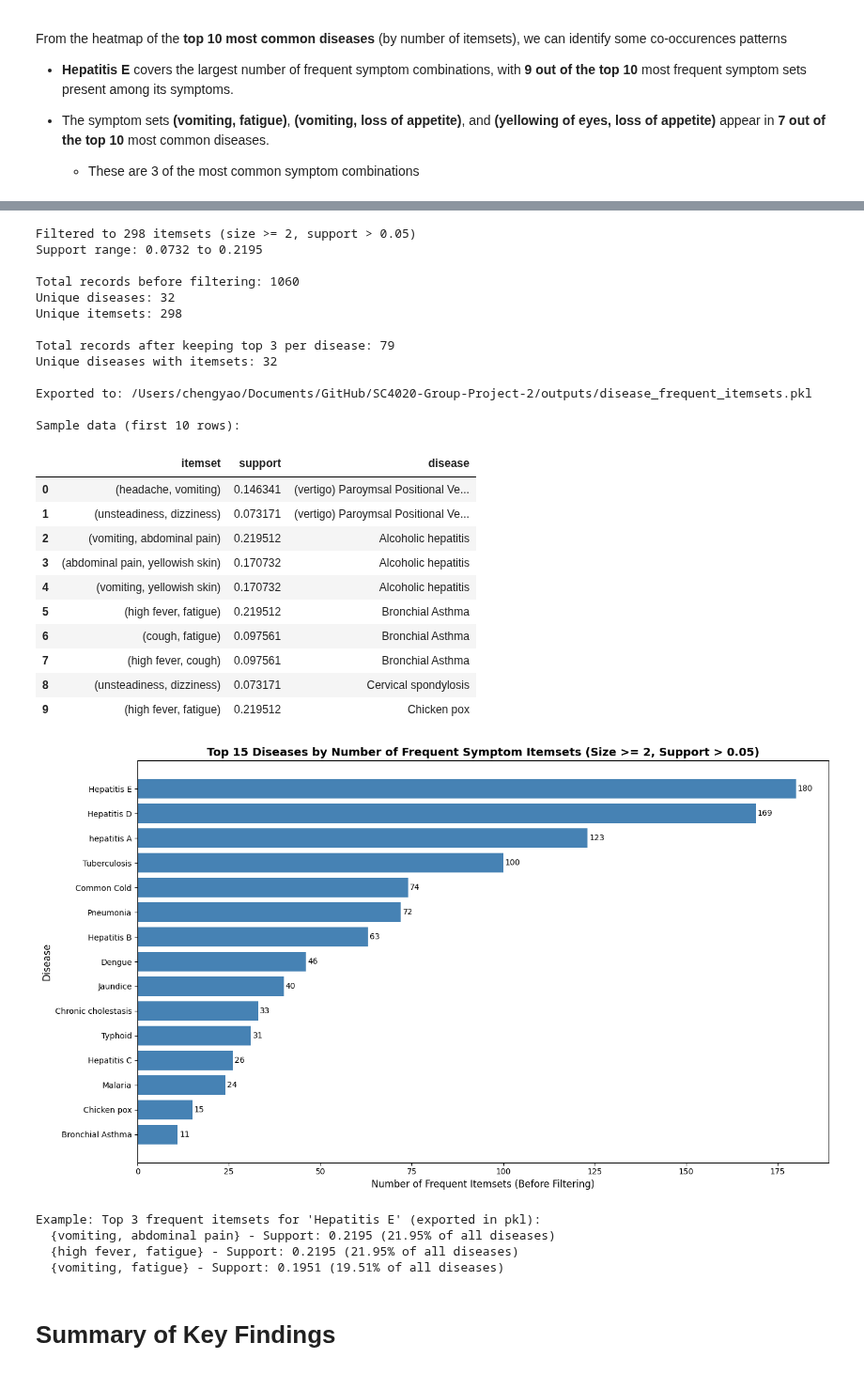
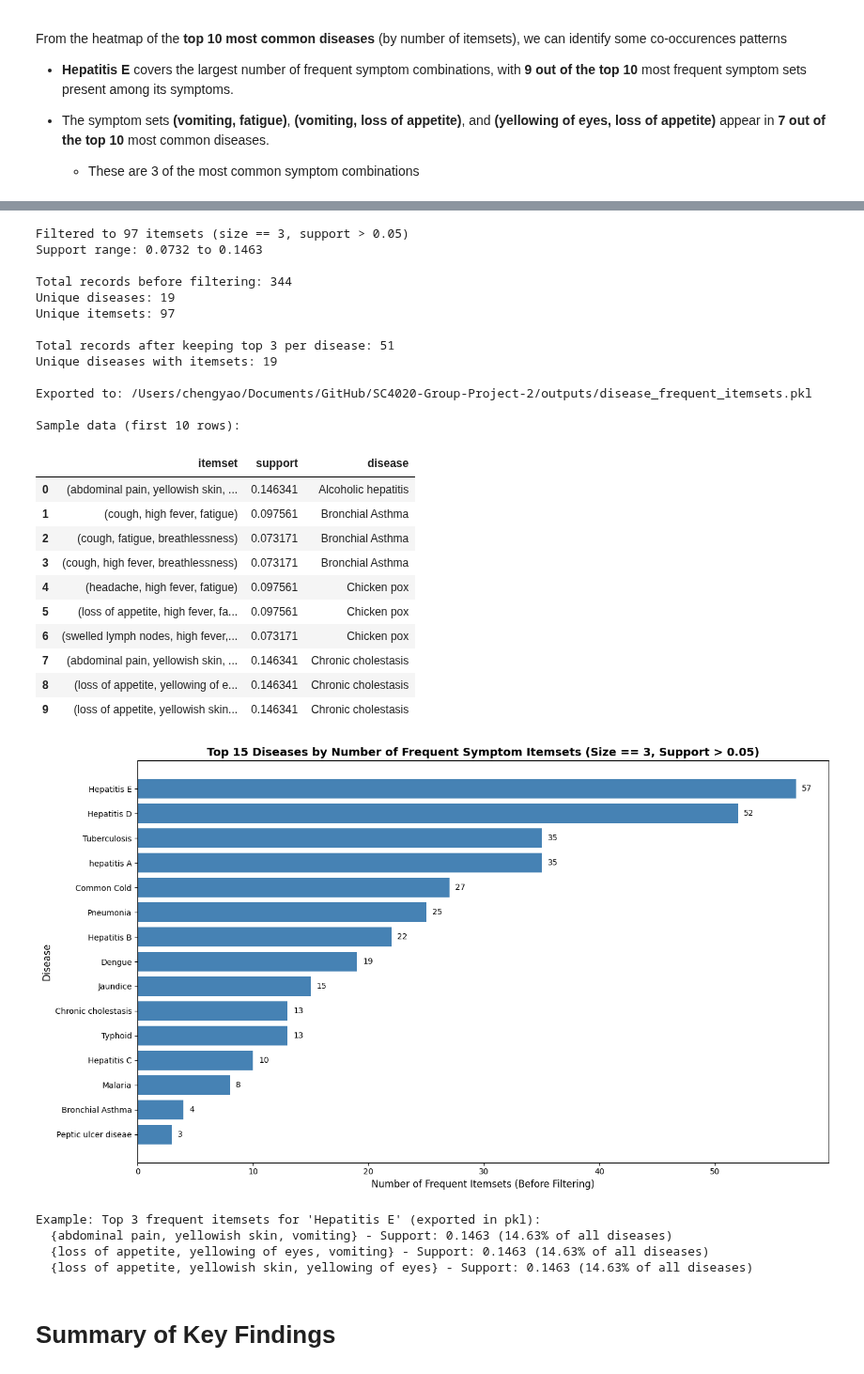
Before and after one commit to oscarqjh/SC4020-Group-Project-2, a Jupyter notebook: notebooks/task1/symptom_analysis.ipynb, the cells around one changed output, grey strips where cells are left out. Shown at 94% size. Cells and saved outputs as stored; diff of their text form; code cells hidden in the pictures.

```diff
--- a/notebooks/task1/symptom_analysis.ipynb
+++ b/notebooks/task1/symptom_analysis.ipynb
@@ -465,8 +465,8 @@ print("="*60)
 print("DISEASE-LEVEL ANALYSIS: Mapping Frequent Itemsets to Diseases")
 print("="*60)
 
-# Analyse top 10 most frequent symptom combinations (size >= 2)
-top_itemsets = saved_frequent_itemsets[saved_frequent_itemsets['itemset_size'] >= 2].nlargest(10, 'support').copy()
+# Analyse top 10 most frequent symptom combinations (size == 3)
+top_itemsets = saved_frequent_itemsets[saved_frequent_itemsets['itemset_size'] == 3].nlargest(10, 'support').copy()
 
 print("\nTop 10 Most Frequent Symptom Combinations and Their Associated Diseases:")
 print("-" * 60)
@@ -510,7 +510,7 @@ We identify which diseases exhibit the most frequent symptom combinations, showi
 disease_itemset_counts = {disease: 0 for disease in disease_names}
 disease_itemset_details = {disease: [] for disease in disease_names}
 
-top_itemsets_list = saved_frequent_itemsets[saved_frequent_itemsets['itemset_size'] >= 2].nlargest(20, 'support')
+top_itemsets_list = saved_frequent_itemsets[saved_frequent_itemsets['itemset_size'] == 3].nlargest(20, 'support')
 
 for idx, row in top_itemsets_list.iterrows():
     itemset = row['itemsets']
@@ -570,7 +570,7 @@ Top 10 diseases containing the most frequent symptom combinations:
 Visualizing which diseases share common symptom patterns helps understand symptom co-occurrence across different disease profiles.
 # %%
 # Create a heatmap showing which diseases contain top frequent itemsets
-top_10_itemsets = saved_frequent_itemsets[saved_frequent_itemsets['itemset_size'] >= 2].nlargest(10, 'support')
+top_10_itemsets = saved_frequent_itemsets[saved_frequent_itemsets['itemset_size'] == 3].nlargest(10, 'support')
 top_10_diseases = [disease for disease, _ in sorted_diseases[:10]]
 # top_10_diseases.sort() # Sort top 10 diseases by name for visualisation
 
@@ -634,13 +634,13 @@ For each disease, we keep only the **top 3 highest support itemsets** to focus o
 
 We will be collating a list of frequent itemsets, along with the support level and the associated disease. This will be saved in a `.pkl` file which will be used to generate features for our Machine Learning model
 # %%
-# Filter frequent itemsets: size >= 2 and support > 0.05
+# Filter frequent itemsets: size == 3 and support > 0.05
 filtered_itemsets = saved_frequent_itemsets[
-    (saved_frequent_itemsets['itemset_size'] >= 2) &
+    (saved_frequent_itemsets['itemset_size'] == 3) &
     (saved_frequent_itemsets['support'] > 0.05)
 ].copy()
 
-print(f"Filtered to {len(filtered_itemsets)} itemsets (size >= 2, support > 0.05)")
+print(f"Filtered to {len(filtered_itemsets)} itemsets (size == 3, support > 0.05)")
 print(f"Support range: {filtered_itemsets['support'].min():.4f} to {filtered_itemsets['support'].max():.4f}")
 
 # Build a list of records: {itemset, support, disease}
@@ -690,64 +690,64 @@ print(f"\nExported to: {output_path}")
 print("\nSample data (first 10 rows):")
 display(disease_itemsets_df.head(10))
 # %% [output]
-Filtered to 298 itemsets (size >= 2, support > 0.05)
-Support range: 0.0732 to 0.2195
+Filtered to 97 itemsets (size == 3, support > 0.05)
+Support range: 0.0732 to 0.1463
 
-Total records before filtering: 1060
-Unique diseases: 32
-Unique itemsets: 298
+Total records before filtering: 344
+Unique diseases: 19
+Unique itemsets: 97
 
-Total records after keeping top 3 per disease: 79
-Unique diseases with itemsets: 32
+Total records after keeping top 3 per disease: 51
+Unique diseases with itemsets: 19
 
 Exported to: /Users/chengyao/Documents/GitHub/SC4020-Group-Project-2/outputs/disease_frequent_itemsets.pkl
 
 Sample data (first 10 rows):
 |  | itemset | support | disease |
-| 0 | (headache, vomiting) | 0.146341 | (vertigo) Paroymsal Positional Ve... |
-| 1 | (unsteadiness, dizziness) | 0.073171 | (vertigo) Paroymsal Positional Ve... |
-| 2 | (vomiting, abdominal pain) | 0.219512 | Alcoholic hepatitis |
-| 3 | (abdominal pain, yellowish skin) | 0.170732 | Alcoholic hepatitis |
-| 4 | (vomiting, yellowish skin) | 0.170732 | Alcoholic hepatitis |
-| 5 | (high fever, fatigue) | 0.219512 | Bronchial Asthma |
-| 6 | (cough, fatigue) | 0.097561 | Bronchial Asthma |
-| 7 | (high fever, cough) | 0.097561 | Bronchial Asthma |
-| 8 | (unsteadiness, dizziness) | 0.073171 | Cervical spondylosis |
-| 9 | (high fever, fatigue) | 0.219512 | Chicken pox |
+| 0 | (abdominal pain, yellowish skin, ... | 0.146341 | Alcoholic hepatitis |
+| 1 | (cough, high fever, fatigue) | 0.097561 | Bronchial Asthma |
+| 2 | (cough, fatigue, breathlessness) | 0.073171 | Bronchial Asthma |
+| 3 | (cough, high fever, breathlessness) | 0.073171 | Bronchial Asthma |
+| 4 | (headache, high fever, fatigue) | 0.097561 | Chicken pox |
+| 5 | (loss of appetite, high fever, fa... | 0.097561 | Chicken pox |
+| 6 | (swelled lymph nodes, high fever,... | 0.073171 | Chicken pox |
+| 7 | (abdominal pain, yellowish skin, ... | 0.146341 | Chronic cholestasis |
+| 8 | (loss of appetite, yellowing of e... | 0.146341 | Chronic cholestasis |
+| 9 | (loss of appetite, yellowish skin... | 0.146341 | Chronic cholestasis |
 # %%
 # Visualize the distribution of itemsets per disease (showing all itemsets, not just top 3)
 plt.figure(figsize=(14, 8))
 itemsets_per_disease_top15 = itemsets_per_disease_full.head(15)
 bars = plt.barh(range(len(itemsets_per_disease_top15)), itemsets_per_disease_top15.values, color='steelblue')
 plt.yticks(range(len(itemsets_per_disease_top15)), itemsets_per_disease_top15.index)
 plt.xlabel('Number of Frequent Itemsets (Before Filtering)', fontsize=12)
 plt.ylabel('Disease', fontsize=12)
-plt.title('Top 15 Diseases by Number of Frequent Symptom Itemsets (Size >= 2, Support > 0.05)', fontsize=14, fontweight='bold')
+plt.title('Top 15 Diseases by Number of Frequent Symptom Itemsets (Size == 3, Support > 0.05)', fontsize=14, fontweight='bold')
 plt.gca().invert_yaxis()
 
 # Add value labels on bars
 for i, bar in enumerate(bars):
     width = bar.get_width()
     plt.text(width + 0.5, bar.get_y() + bar.get_height()/2,
              f'{int(width)}', ha='left', va='center', fontsize=10)
 
 plt.tight_layout()
 plt.show()
 
 # Show example itemsets for a specific disease (from the exported top 3)
 example_disease = itemsets_per_disease_full.index[0]
 example_itemsets = disease_itemsets_df[disease_itemsets_df['disease'] == example_disease].sort_values('support', ascending=False)
 
 print(f"\nExample: Top {len(example_itemsets)} frequent itemsets for '{example_disease}' (exported in pkl):")
 for idx, row in example_itemsets.iterrows():
     itemset_str = ', '.join(list(row['itemset']))
     print(f"  {{{itemset_str}}} - Support: {row['support']:.4f} ({row['support']*100:.2f}% of all diseases)")
 # %% [output]
-[figure, old version]
+[figure, new version]
 Example: Top 3 frequent itemsets for 'Hepatitis E' (exported in pkl):
-  {vomiting, abdominal pain} - Support: 0.2195 (21.95% of all diseases)
-  {high fever, fatigue} - Support: 0.2195 (21.95% of all diseases)
-  {vomiting, fatigue} - Support: 0.1951 (19.51% of all diseases)
+  {abdominal pain, yellowish skin, vomiting} - Support: 0.1463 (14.63% of all diseases)
+  {loss of appetite, yellowing of eyes, vomiting} - Support: 0.1463 (14.63% of all diseases)
+  {loss of appetite, yellowish skin, yellowing of eyes} - Support: 0.1463 (14.63% of all diseases)
 # %% [markdown]
 # Summary of Key Findings
 # %%
```
Also changed, not shown: parts of 10 cells of this notebook, 1 other file.
